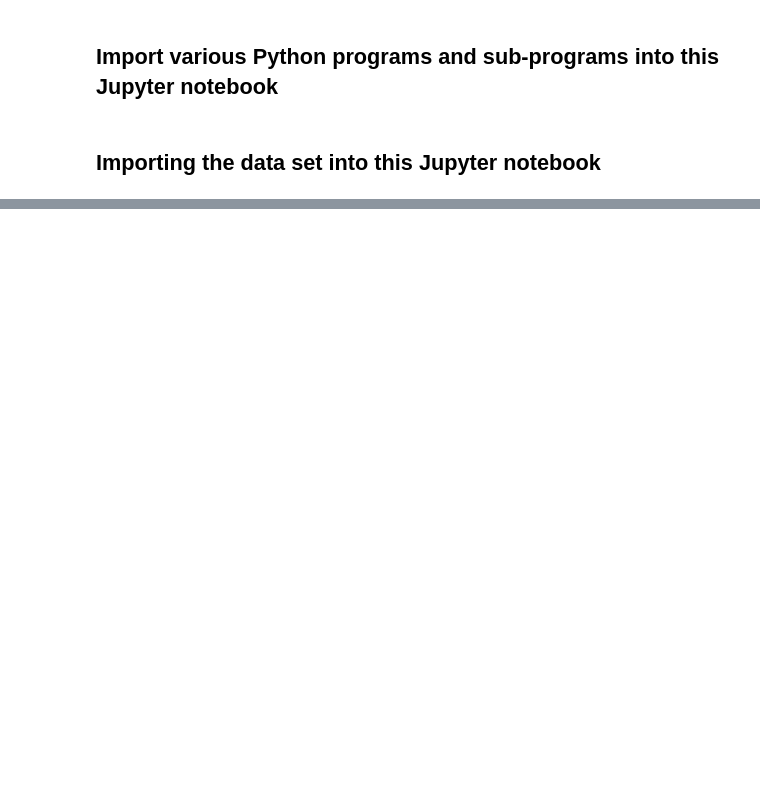
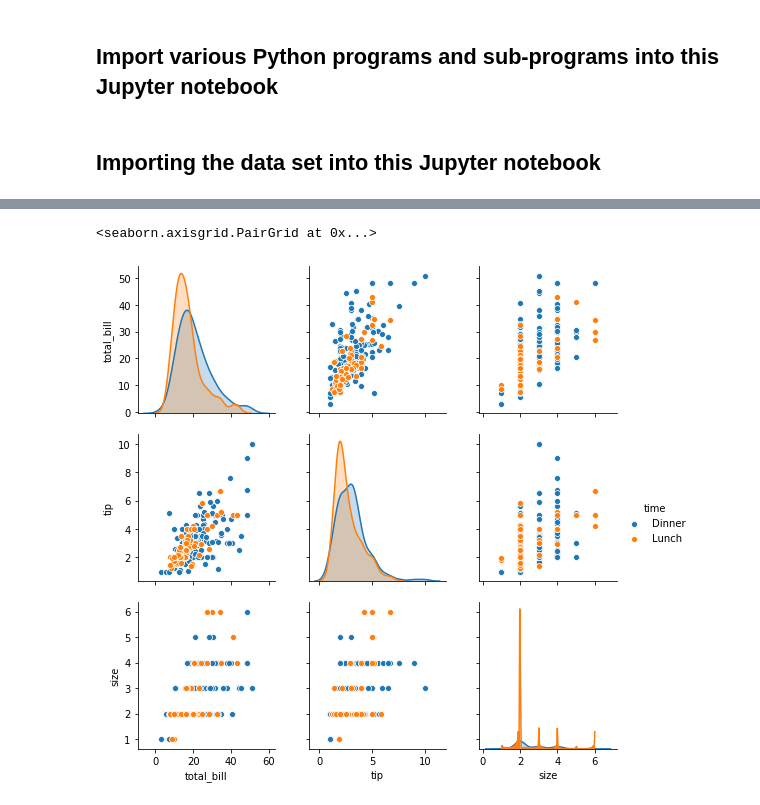
Before and after one commit to ClaireGMIT/Fundamentals-of-data-analysis-Assessment, a Jupyter notebook: Fundamentals-of-Data-Analysis-Assignment1-Nov2019.ipynb, the cells around one changed output, grey strips where cells are left out. Saved outputs shown, nothing was run; the diff lists cells and outputs as text; code cells hidden in the pictures; blank space fills up the shorter version.

```diff
--- a/Fundamentals-of-Data-Analysis-Assignment1-Nov2019.ipynb
+++ b/Fundamentals-of-Data-Analysis-Assignment1-Nov2019.ipynb
@@ -32,0 +148,5 @@ HTTPError: HTTP Error 404: Not Found
+# %%
+sns.pairplot(df, hue="time") # Plots are displayed but lunch and dinner data are differentiated by colour (hue).
+# %% [output]
+<seaborn.axisgrid.PairGrid at 0x...>
+[figure, added]
```
Also changed, not shown: parts of 15 cells of this notebook.
